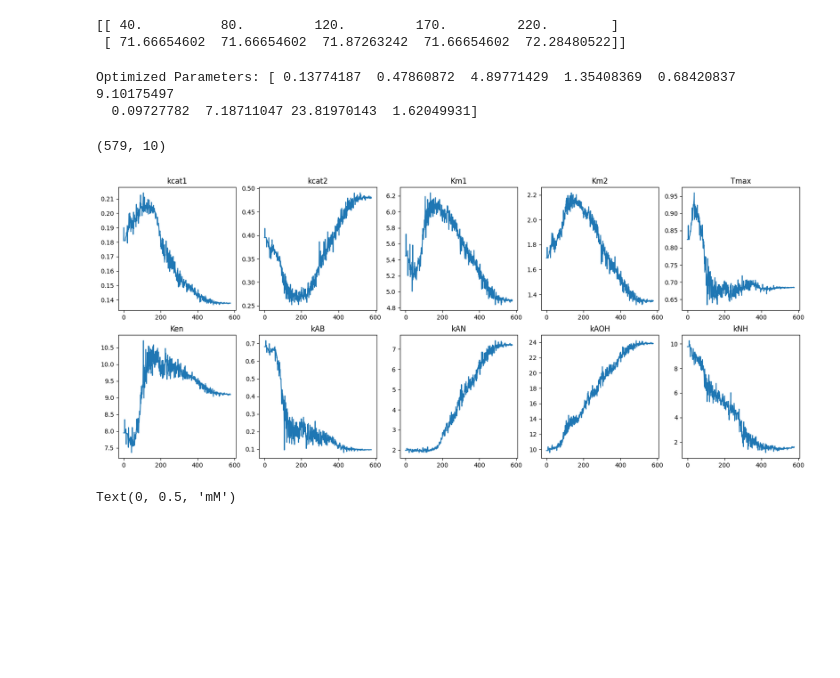
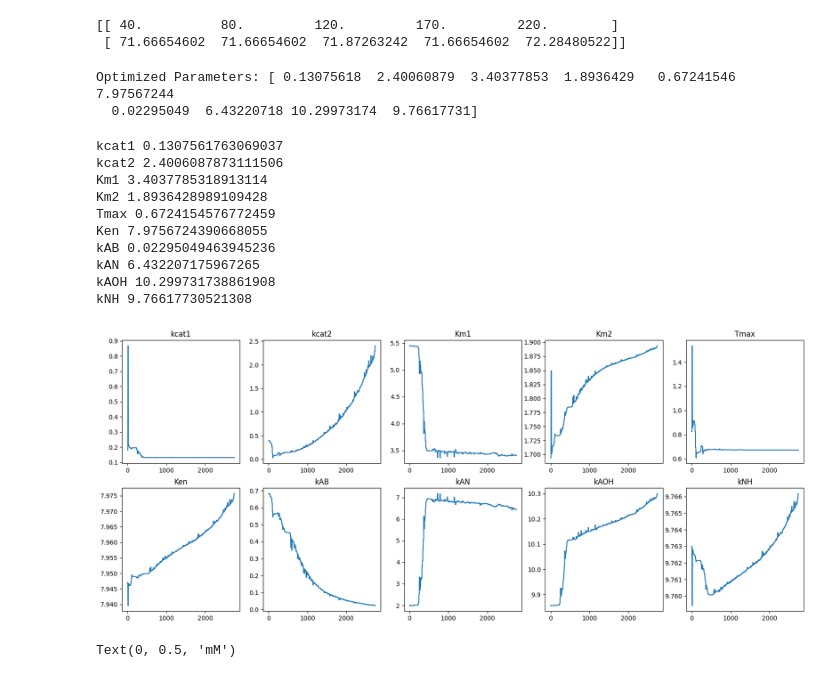
Before and after one commit to artpedro/bioreactor_optimization, a Jupyter notebook: scipy_fed_batch.ipynb, the cells around one changed output. Saved outputs shown, nothing was run; the diff lists cells and outputs as text; code cells hidden in the pictures; blank space fills up the shorter version.

```diff
--- a/scipy_fed_batch.ipynb
+++ b/scipy_fed_batch.ipynb
@@ -239,40 +242,50 @@ def objective_function(params):
     model_output = np.hstack([model_output,t_total.reshape(-1,1)])
     return calculate_error(model_output,medidas_exp_list)
 # %%
-options = {'maxiter':400}
+options = {'maxiter':200}
 record = []
 bounds = [(0.001, None) for _ in range(len(P))]
 
-result = minimize(objective_function, P, method='Nelder-Mead',bounds=bounds,options=options)
+result = minimize(objective_function, P, method='L-BFGS-B',bounds=bounds,options=options)
 record = np.array(record)
 # Optimized parameters
 optimized_parameters = result.x
 print("Optimized Parameters:", optimized_parameters)
 P_new = optimized_parameters
 # %% [output]
-Optimized Parameters: [ 0.13774187  0.47860872  4.89771429  1.35408369  0.68420837  9.10175497
-  0.09727782  7.18711047 23.81970143  1.62049931]
+Optimized Parameters: [ 0.13075618  2.40060879  3.40377853  1.8936429   0.67241546  7.97567244
+  0.02295049  6.43220718 10.29973174  9.76617731]
 # %%
 fig,ax = plt.subplots(2,5,figsize=[20,8])
 ax = ax.flatten()
 labels = ['kcat1',
 'kcat2',
 'Km1',
 'Km2',
 'Tmax',
 'Ken',
 'kAB',
 'kAN',
 'kAOH',
 'kNH']
-print(record.shape)
+N = record.shape[0]
 for idx,g in enumerate(ax):
     g.plot(record[:,idx])
     g.set_title(labels[idx])
-fig.savefig('scipy_methods/NelderMead.png',dpi=400)
+    print(labels[idx],P_new[idx])
+fig.savefig('scipy_methods/L_BFGS_B.png',dpi=400)
 # %% [output]
-(579, 10)
+kcat1 0.1307561763069037
+kcat2 2.4006087873111506
+Km1 3.4037785318913114
+Km2 1.8936428989109428
+Tmax 0.6724154576772459
+Ken 7.9756724390668055
+kAB 0.02295049463945236
+kAN 6.432207175967265
+kAOH 10.299731738861908
+kNH 9.76617730521308
-[figure, old version]
+[figure, new version]
 # %%
 sol = ode15s_amox_fed(P_new,t_total)
 pidx = np.isin(t_total, tempo_produtos)
```
Also changed, not shown: parts of 2 cells of this notebook, 2 other files.
